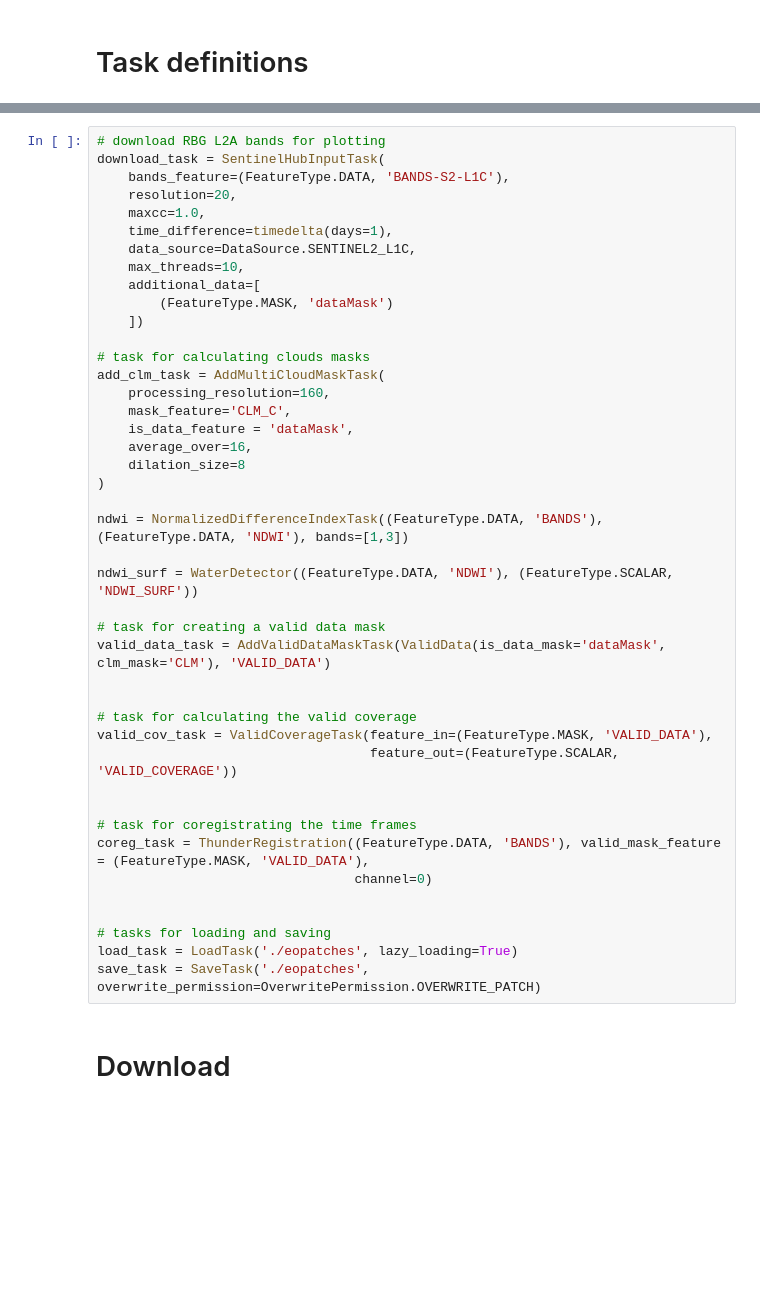
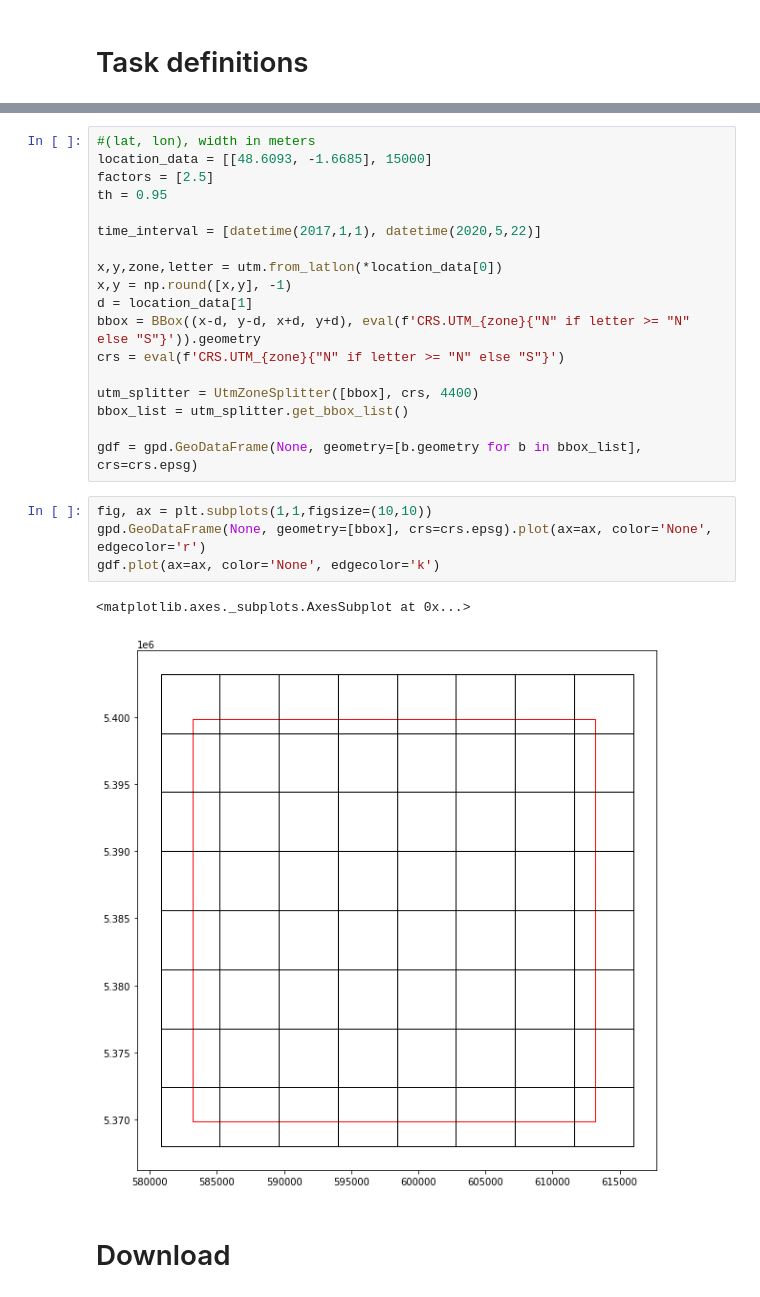
Before and after one commit to mlubej/pet_projects, a Jupyter notebook: tide_gif/tide_giff.ipynb, the cells around one changed output, grey strips where cells are left out. Drawn from its saved outputs; the diff is of its cells as text; blank space fills up the shorter version.

```diff
--- a/tide_gif/tide_giff.ipynb
+++ b/tide_gif/tide_giff.ipynb
@@ -115,45 +120,27 @@ def get_water_mask_from_S2(ndwi, canny_sigma=4, canny_threshold=0.3, selem=disk(
-# %%
-# download RBG L2A bands for plotting
-download_task = SentinelHubInputTask(
-    bands_feature=(FeatureType.DATA, 'BANDS-S2-L1C'),
-    resolution=20,
-    maxcc=1.0,
-    time_difference=timedelta(days=1),
-    data_source=DataSource.SENTINEL2_L1C,
-    max_threads=10,
-    additional_data=[
-        (FeatureType.MASK, 'dataMask')
-    ])
-
-# task for calculating clouds masks
-add_clm_task = AddMultiCloudMaskTask(
-    processing_resolution=160,
-    mask_feature='CLM_C',
-    is_data_feature = 'dataMask',
-    average_over=16,
-    dilation_size=8
-)
-
-ndwi = NormalizedDifferenceIndexTask((FeatureType.DATA, 'BANDS'), (FeatureType.DATA, 'NDWI'), bands=[1,3])
-
-ndwi_surf = WaterDetector((FeatureType.DATA, 'NDWI'), (FeatureType.SCALAR, 'NDWI_SURF'))
-
-# task for creating a valid data mask
-valid_data_task = AddValidDataMaskTask(ValidData(is_data_mask='dataMask', clm_mask='CLM'), 'VALID_DATA')
-
-
-# task for calculating the valid coverage
-valid_cov_task = ValidCoverageTask(feature_in=(FeatureType.MASK, 'VALID_DATA'),
-                                   feature_out=(FeatureType.SCALAR, 'VALID_COVERAGE'))
-
-
-# task for coregistrating the time frames
-coreg_task = ThunderRegistration((FeatureType.DATA, 'BANDS'), valid_mask_feature = (FeatureType.MASK, 'VALID_DATA'),
-                                 channel=0)
-
-
-# tasks for loading and saving
-load_task = LoadTask('./eopatches', lazy_loading=True)
-save_task = SaveTask('./eopatches', overwrite_permission=OverwritePermission.OVERWRITE_PATCH)
+# %%
+#(lat, lon), width in meters
+location_data = [[48.6093, -1.6685], 15000]
+factors = [2.5]
+th = 0.95
+
+time_interval = [datetime(2017,1,1), datetime(2020,5,22)]
+
+x,y,zone,letter = utm.from_latlon(*location_data[0])
+x,y = np.round([x,y], -1)
+d = location_data[1]
+bbox = BBox((x-d, y-d, x+d, y+d), eval(f'CRS.UTM_{zone}{"N" if letter >= "N" else "S"}')).geometry
+crs = eval(f'CRS.UTM_{zone}{"N" if letter >= "N" else "S"}')
+
+utm_splitter = UtmZoneSplitter([bbox], crs, 4400)
+bbox_list = utm_splitter.get_bbox_list()
+
+gdf = gpd.GeoDataFrame(None, geometry=[b.geometry for b in bbox_list], crs=crs.epsg)
+# %%
+fig, ax = plt.subplots(1,1,figsize=(10,10))
+gpd.GeoDataFrame(None, geometry=[bbox], crs=crs.epsg).plot(ax=ax, color='None', edgecolor='r')
+gdf.plot(ax=ax, color='None', edgecolor='k')
+# %% [output]
+<matplotlib.axes._subplots.AxesSubplot at 0x...>
+[figure, added]
 # %% [markdown]
 # Download
```
Also changed, not shown: parts of 33 cells of this notebook.
